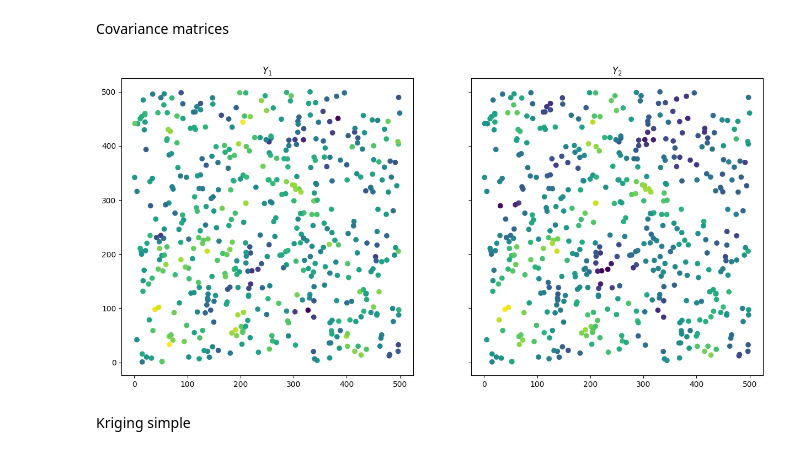
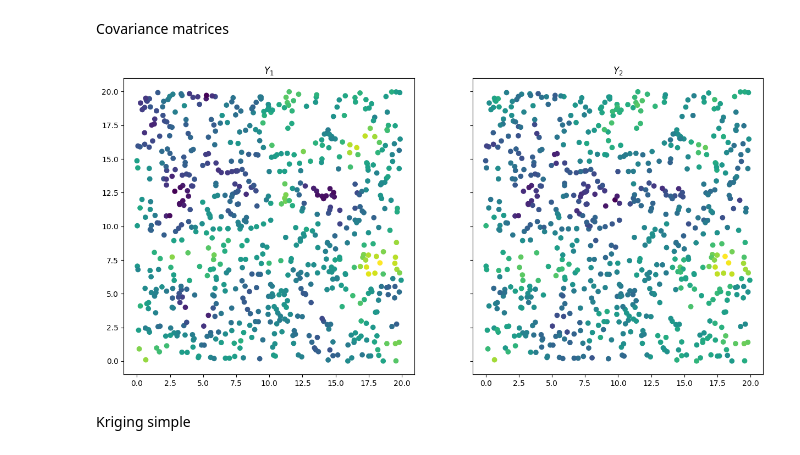
Before and after one commit to AlejandroVillazonG/NestedCoKriging, a Jupyter notebook: 2 co-kriging.ipynb, the cells around one changed output. Saved outputs shown, nothing was run; the diff lists cells and outputs as text; code cells hidden in the pictures.

```diff
--- a/2 co-kriging.ipynb
+++ b/2 co-kriging.ipynb
@@ -16,11 +83,11 @@ matern_model = lambda t, nu: np.vectorize(lambda x: 2**(1-nu) / gamma(nu) * (t*x
 Observations points
 # %%
 d = 2
-n = 500
-# m = 300
-m = n
-X_1 = np.random.uniform(0, n, (n,d))
-# X_2 = np.random.uniform(0, n, (m,d))
+n = 700
+m = 700
+sup = 20 # min(n,m)
+X_1 = np.random.uniform(0, sup, (n,d))
+# X_2 = np.random.uniform(0, sup, (m,d))
 X_2 = X_1
 # %% [markdown]
 Parameters
@@ -69,9 +144,9 @@ Y = np.linalg.cholesky(sigma) @ np.random.normal(0, 1, (n+m))
 # %%
 fig, (ax1, ax2) = plt.subplots(1,2, sharey=True, figsize=(15,7))
 
-ax1.scatter(X_1[:,0], X_1[:,1], c=Y[:n])
+ax1.scatter(X_1[:,0], X_1[:,1], c=Y_1)
 ax1.set_title(r'$Y_1$')
-ax2.scatter(X_2[:,0], X_2[:,1], c=Y[n:])
+ax2.scatter(X_2[:,0], X_2[:,1], c=Y_2)
 ax2.set_title(r'$Y_2$');
 # %% [output]
-[figure, old version]
+[figure, new version]
```
Also changed, not shown: parts of 36 cells of this notebook.
